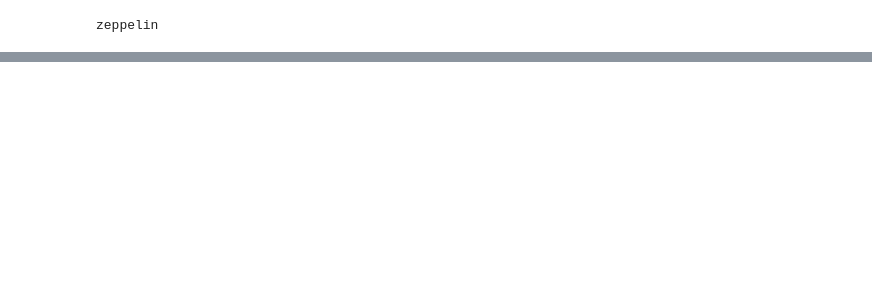
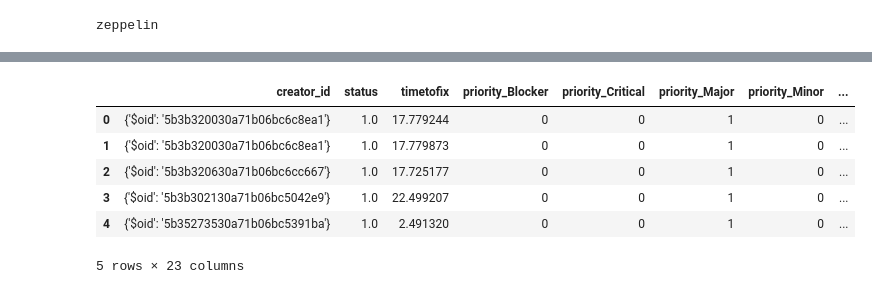
Before and after one commit to TobiAp1510/KI-Grundlagen2023, a Jupyter notebook: Daten holen und Features_2022_23.ipynb, the cells around one changed output, grey strips where cells are left out. Drawn from its saved outputs; the diff is of its cells as text; code cells hidden in the pictures; blank space fills up the shorter version.

```diff
--- a/Daten holen und Features_2022_23.ipynb
+++ b/Daten holen und Features_2022_23.ipynb
@@ -190,0 +169,10 @@ pp.ProfileReport(df, title="Pandas Profiling Report")
+# %%
+df5.head()
+# %% [output]
+|  | creator_id | status | timetofix | priority_Blocker | priority_Critical | priority_Major | priority_Minor | ... |
+| 0 | {'$oid': '5b3b320030a71b06bc6c8ea1'} | 1.0 | 17.779244 | 0 | 0 | 1 | 0 | ... |
+| 1 | {'$oid': '5b3b320030a71b06bc6c8ea1'} | 1.0 | 17.779873 | 0 | 0 | 1 | 0 | ... |
+| 2 | {'$oid': '5b3b320630a71b06bc6cc667'} | 1.0 | 17.725177 | 0 | 0 | 1 | 0 | ... |
+| 3 | {'$oid': '5b3b302130a71b06bc5042e9'} | 1.0 | 22.499207 | 0 | 0 | 1 | 0 | ... |
+| 4 | {'$oid': '5b35273530a71b06bc5391ba'} | 1.0 | 2.491320 | 0 | 0 | 1 | 0 | ... |
+5 rows × 23 columns
```
Also changed, not shown: parts of 21 cells of this notebook.
